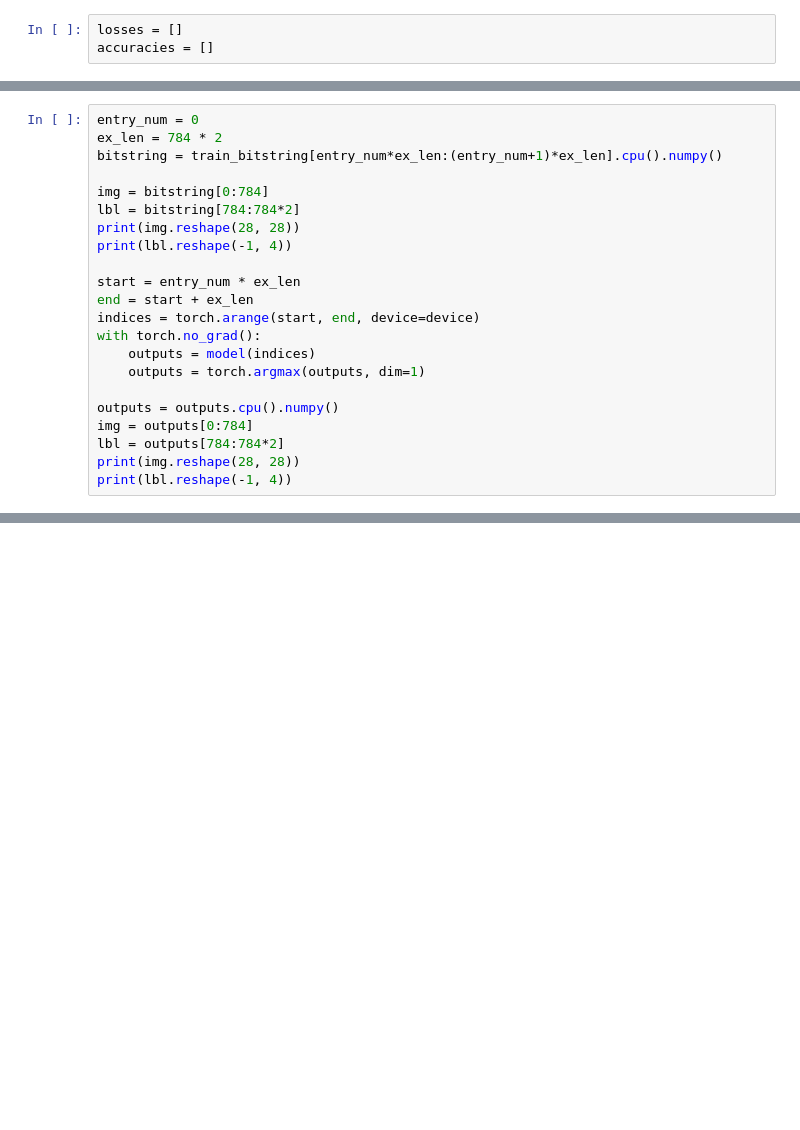
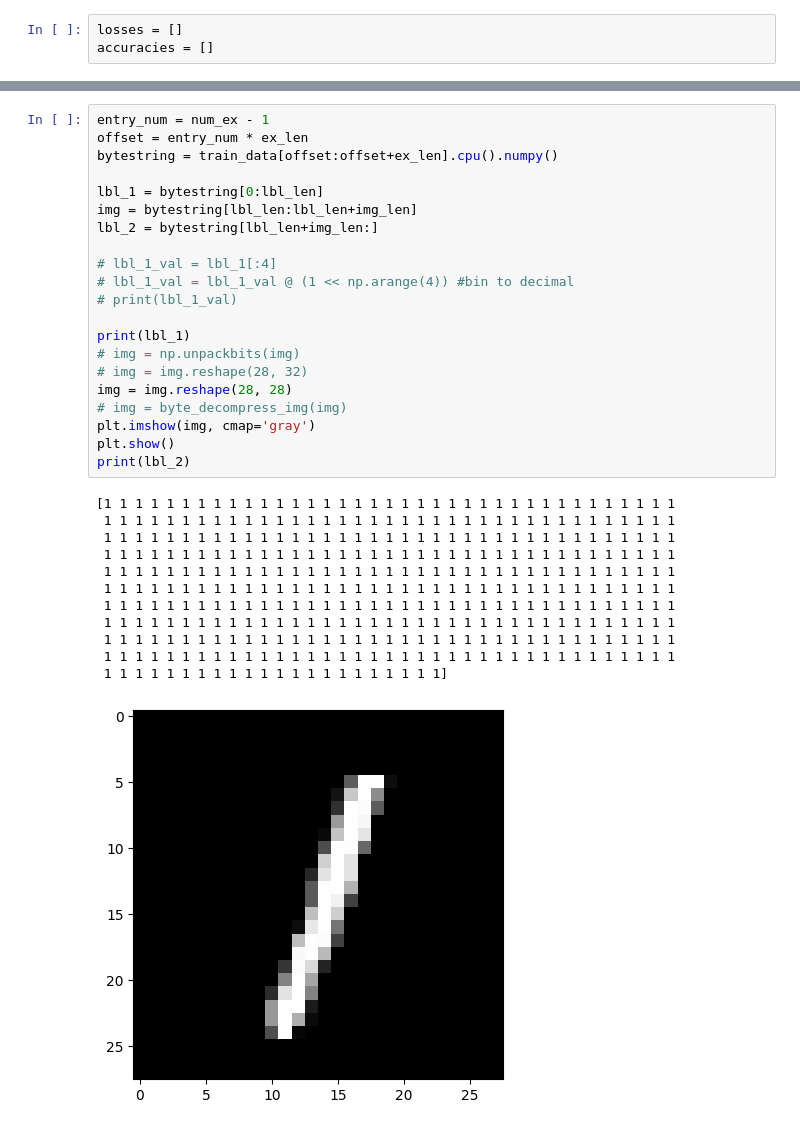
Before and after one commit to ethan-w-roland/AUNN, a Jupyter notebook: MNIST_experiment.ipynb, the cells around one changed output, grey strips where cells are left out. Drawn from its saved outputs; the diff is of its cells as text; blank space fills up the shorter version.

```diff
--- a/MNIST_experiment.ipynb
+++ b/MNIST_experiment.ipynb
@@ -380,22 +524,0 @@ save_checkpoint(model, {
-# %%
-entry_num = 0
-ex_len = 784 * 2
-bitstring = train_bitstring[entry_num*ex_len:(entry_num+1)*ex_len].cpu().numpy()
-
-img = bitstring[0:784]
-lbl = bitstring[784:784*2]
-print(img.reshape(28, 28))
-print(lbl.reshape(-1, 4))
-
-start = entry_num * ex_len
-end = start + ex_len
-indices = torch.arange(start, end, device=device)
-with torch.no_grad():
-    outputs = model(indices)
-    outputs = torch.argmax(outputs, dim=1)
-
-outputs = outputs.cpu().numpy()
-img = outputs[0:784]
-lbl = outputs[784:784*2]
-print(img.reshape(28, 28))
-print(lbl.reshape(-1, 4))
@@ -415,0 +561,34 @@ print(lbl.reshape(-1, 4))
+# %%
+entry_num = num_ex - 1
+offset = entry_num * ex_len
+bytestring = train_data[offset:offset+ex_len].cpu().numpy()
+
+lbl_1 = bytestring[0:lbl_len]
+img = bytestring[lbl_len:lbl_len+img_len]
+lbl_2 = bytestring[lbl_len+img_len:]
+
+# lbl_1_val = lbl_1[:4]
+# lbl_1_val = lbl_1_val @ (1 << np.arange(4)) #bin to decimal
+# print(lbl_1_val)
+
+print(lbl_1)
+# img = np.unpackbits(img)
+# img = img.reshape(28, 32)
+img = img.reshape(28, 28)
+# img = byte_decompress_img(img)
+plt.imshow(img, cmap='gray')
+plt.show()
+print(lbl_2)
+# %% [output]
+[1 1 1 1 1 1 1 1 1 1 1 1 1 1 1 1 1 1 1 1 1 1 1 1 1 1 1 1 1 1 1 1 1 1 1 1 1
+ 1 1 1 1 1 1 1 1 1 1 1 1 1 1 1 1 1 1 1 1 1 1 1 1 1 1 1 1 1 1 1 1 1 1 1 1 1
+ 1 1 1 1 1 1 1 1 1 1 1 1 1 1 1 1 1 1 1 1 1 1 1 1 1 1 1 1 1 1 1 1 1 1 1 1 1
+ 1 1 1 1 1 1 1 1 1 1 1 1 1 1 1 1 1 1 1 1 1 1 1 1 1 1 1 1 1 1 1 1 1 1 1 1 1
+ 1 1 1 1 1 1 1 1 1 1 1 1 1 1 1 1 1 1 1 1 1 1 1 1 1 1 1 1 1 1 1 1 1 1 1 1 1
+ 1 1 1 1 1 1 1 1 1 1 1 1 1 1 1 1 1 1 1 1 1 1 1 1 1 1 1 1 1 1 1 1 1 1 1 1 1
+ 1 1 1 1 1 1 1 1 1 1 1 1 1 1 1 1 1 1 1 1 1 1 1 1 1 1 1 1 1 1 1 1 1 1 1 1 1
+ 1 1 1 1 1 1 1 1 1 1 1 1 1 1 1 1 1 1 1 1 1 1 1 1 1 1 1 1 1 1 1 1 1 1 1 1 1
+ 1 1 1 1 1 1 1 1 1 1 1 1 1 1 1 1 1 1 1 1 1 1 1 1 1 1 1 1 1 1 1 1 1 1 1 1 1
+ 1 1 1 1 1 1 1 1 1 1 1 1 1 1 1 1 1 1 1 1 1 1 1 1 1 1 1 1 1 1 1 1 1 1 1 1 1
+ 1 1 1 1 1 1 1 1 1 1 1 1 1 1 1 1 1 1 1 1 1 1]
+[figure, added]
```
Also changed, not shown: parts of 22 cells of this notebook, 5 other files.
